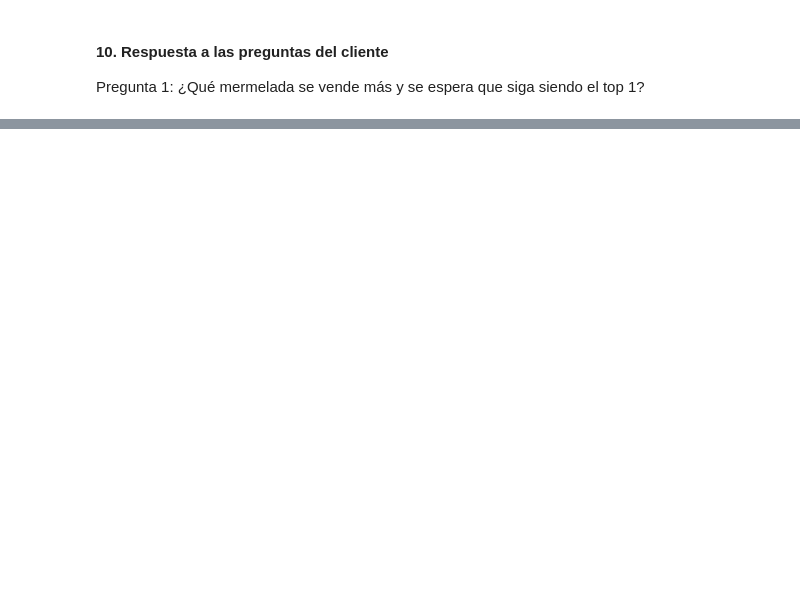
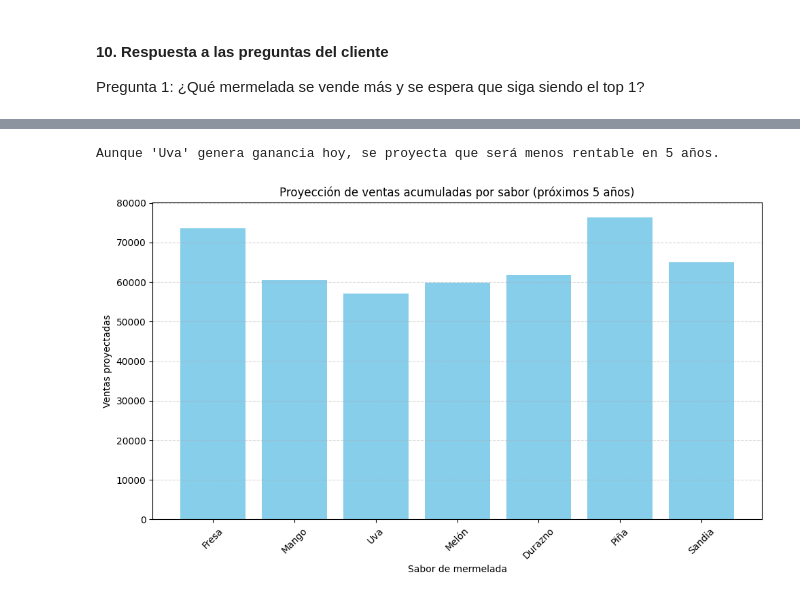
Before and after one commit to XDevilCrackX/MachineLearning, a Jupyter notebook: Mod_Sup_XGBoost_and_LightGBM.ipynb, the cells around one changed output, grey strips where cells are left out. Cells and saved outputs as stored; diff of their text form; code cells hidden in the pictures; blank space fills up the shorter version.

```diff
--- a/Mod_Sup_XGBoost_and_LightGBM.ipynb
+++ b/Mod_Sup_XGBoost_and_LightGBM.ipynb
@@ -221,0 +307,42 @@ Name: ventas, dtype: int64
+# %%
+# Ganancia mensual por sabor
+ganancia_mensual = df.groupby(['mes_año', 'sabor_original'])['ganancia'].sum().reset_index()
+
+# Proyección lineal de ganancia por sabor
+proyecciones_ganancia = {}
+for sabor in sabores:
+    df_sabor = ganancia_mensual[ganancia_mensual['sabor_original'] == sabor].copy()
+    df_sabor['mes_num'] = df_sabor['mes_año'].apply(lambda x: x.to_timestamp()).astype(int) // 10**9
+    X = df_sabor[['mes_num']]
+    y = df_sabor['ganancia']
+    model = LinearRegression().fit(X, y)
+    future = pd.DataFrame({'mes_num': [X['mes_num'].max() + i*30*24*60*60 for i in range(1, 61)]})
+    pred = model.predict(future)
+    proyecciones_ganancia[sabor] = pred.sum()
+
+# Comparativo actual vs proyectado
+actual_ganancia = df.groupby('sabor_original')['ganancia'].sum()
+comparativo = pd.DataFrame({
+    'actual': actual_ganancia,
+    'proyectada': pd.Series(proyecciones_ganancia)
+})
+comparativo['diferencia'] = comparativo['proyectada'] - comparativo['actual']
+comparativo = comparativo.sort_values(by='diferencia')
+
+sabor_riesgo = comparativo.index[0]
+print(f"Aunque '{sabor_riesgo}' genera ganancia hoy, se proyecta que será menos rentable en 5 años.")
+# %% [output]
+Aunque 'Uva' genera ganancia hoy, se proyecta que será menos rentable en 5 años.
+# %%
+# Graficar proyección acumulada por sabor
+plt.figure(figsize=(10,6))
+plt.bar(proyecciones.keys(), proyecciones.values(), color='skyblue')
+plt.title('Proyección de ventas acumuladas por sabor (próximos 5 años)')
+plt.ylabel('Ventas proyectadas')
+plt.xlabel('Sabor de mermelada')
+plt.xticks(rotation=45)
+plt.grid(axis='y', linestyle='--', alpha=0.5)
+plt.tight_layout()
+plt.show()
+# %% [output]
+[figure, added]
```
Also changed, not shown: parts of 18 cells of this notebook.
